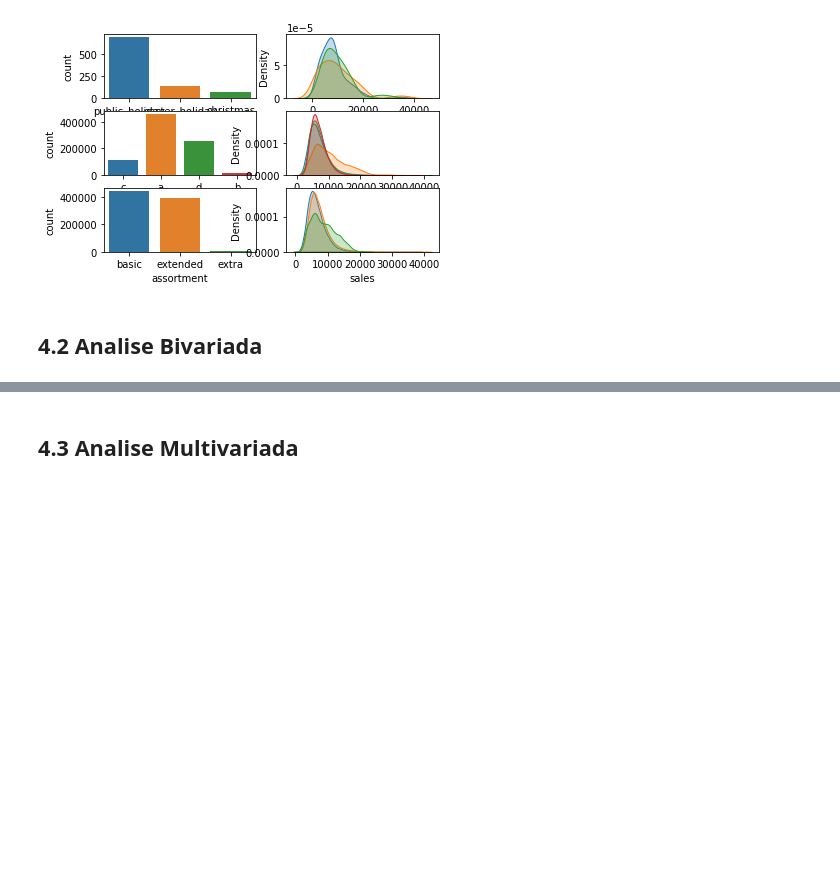
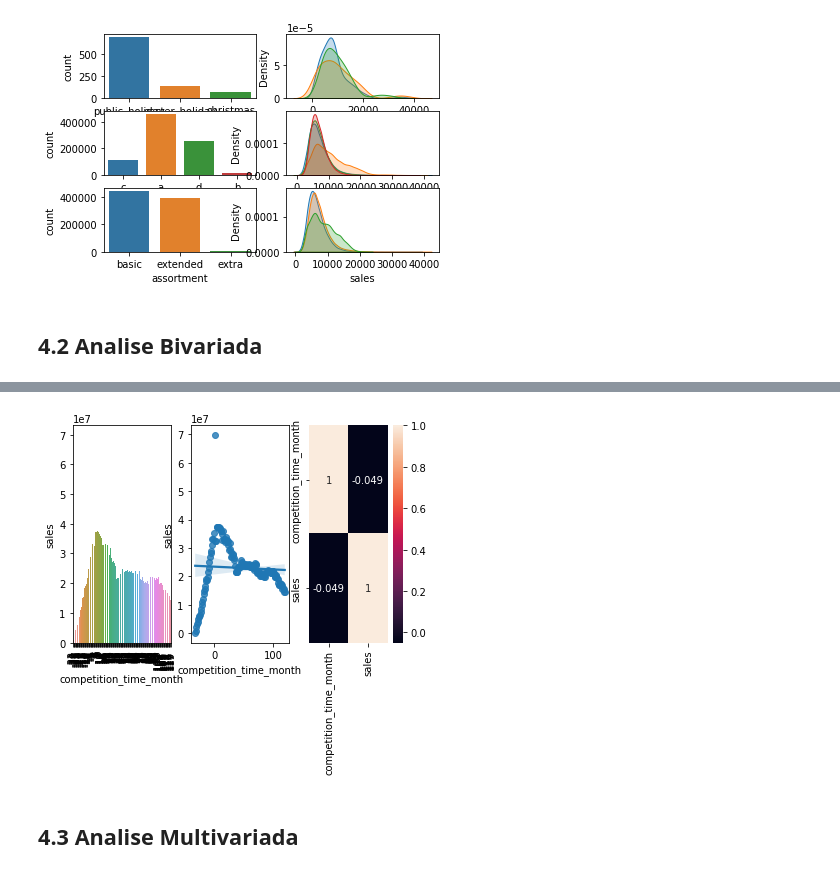
Before and after one commit to cayoc9/Preditive-time-series-test, a Jupyter notebook: Rossaman_Store_m04_v01_store_sales_prediction.ipynb, the cells around one changed output, grey strips where cells are left out. Drawn from its saved outputs; the diff is of its cells as text; code cells hidden in the pictures; blank space fills up the shorter version.

```diff
--- a/Rossaman_Store_m04_v01_store_sales_prediction.ipynb
+++ b/Rossaman_Store_m04_v01_store_sales_prediction.ipynb
@@ -665,2 +713,20 @@ Adding an axes using the same arguments as a previous axes currently reuses the
+# %%
+plt.subplot(1,3,1)
+aux1 = df4[['competition_time_month', 'sales']].groupby('competition_time_month').sum().reset_index()
+aux2 = aux1[(aux1['competition_time_month'] < 120) & (aux1['competition_time_month'] != 0)]
+sns.barplot(x='competition_time_month', y='sales', data=aux2);
+plt.xticks(rotation =90);
+
+# aplicar uma segunda visualização pra reafirmar o desvio
+plt.subplot(1,3,2)
+sns.regplot(x='competition_time_month', y='sales', data=aux2);
+
+#medir a força da correlação
+plt.subplot(1,3,3)
+sns.heatmap(aux2.corr(method='pearson'), annot=True);
+# RESULTADO DA HIPOTESE: DESVALIDADO
+## Lojas com competidores recem abertos vendem muito mais que lojas com competidores a mais tempo
+# %% [output]
+[figure, added]
 # %% [markdown]
 ## 4.3 Analise Multivariada
```
Also changed, not shown: parts of 8 cells of this notebook.
